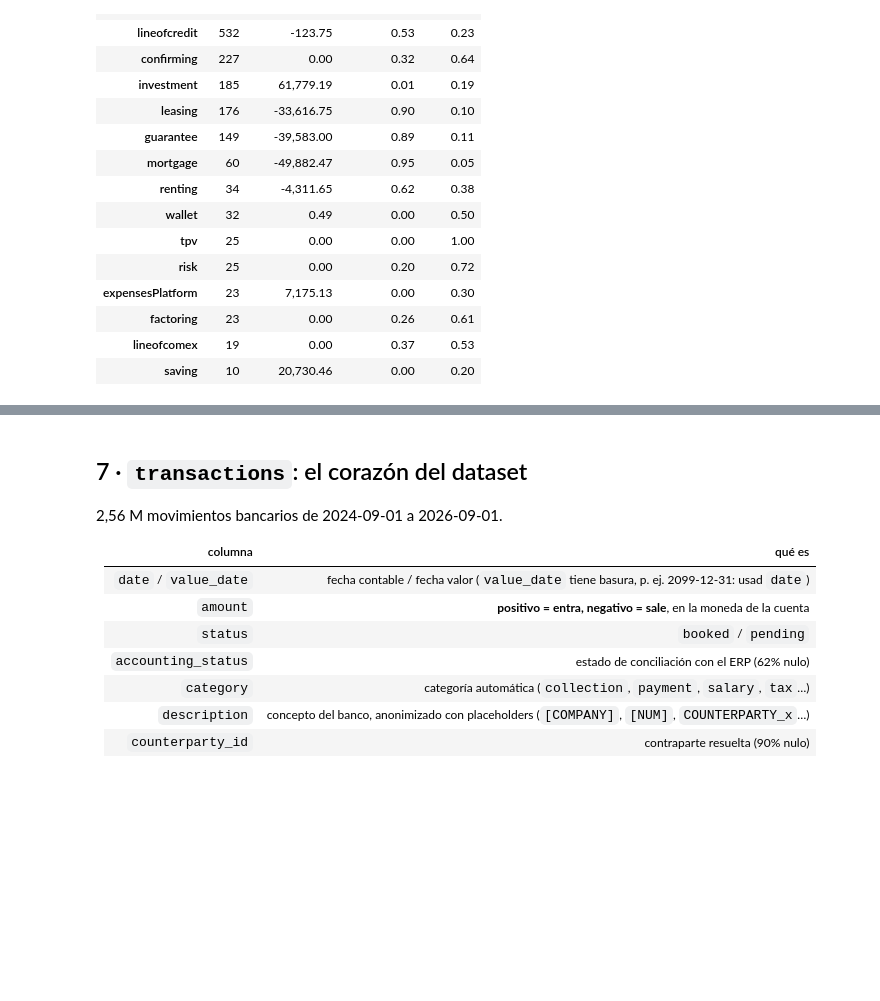
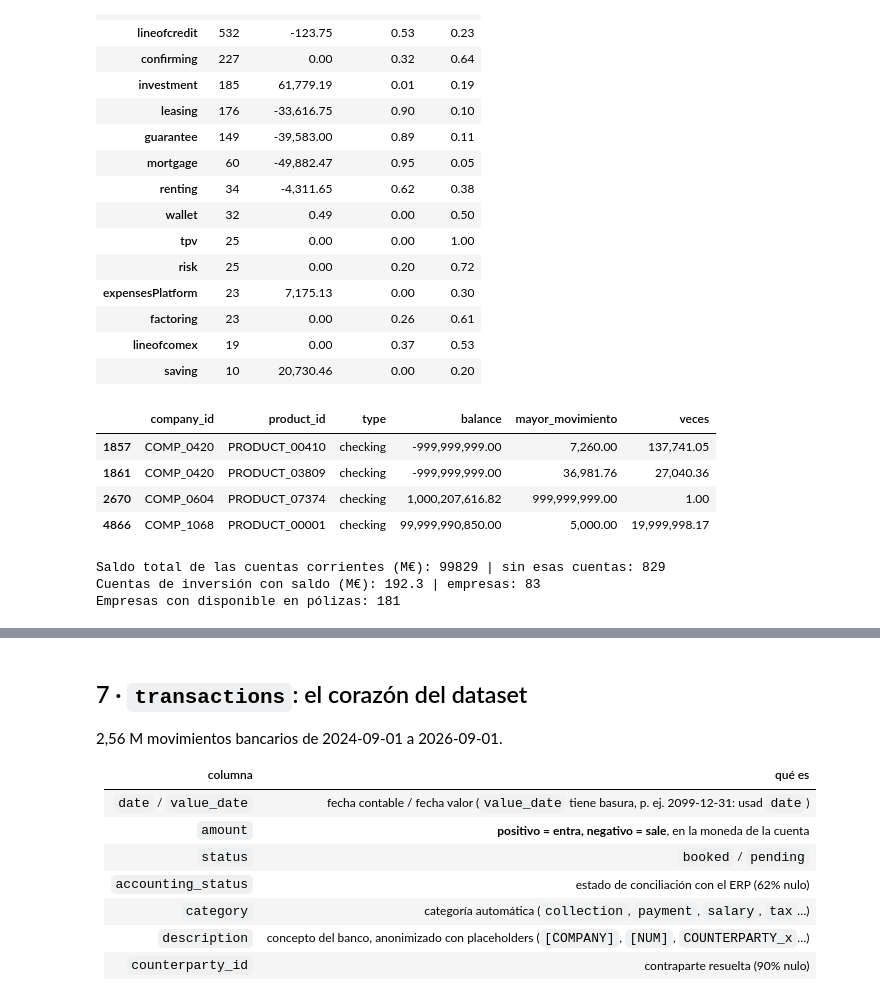
Before and after one commit to anderescaray/every-hackspain, a Jupyter notebook: notebooks/01_exploracion_datos.ipynb, the cells around one changed output, grey strips where cells are left out. Cells and saved outputs as stored; diff of their text form; code cells hidden in the pictures; blank space fills up the shorter version.

```diff
--- a/notebooks/01_exploracion_datos.ipynb
+++ b/notebooks/01_exploracion_datos.ipynb
@@ -514,4 +531,29 @@ Productos sin tipo conocido: 29
 | factoring | 23 | 0.00 | 0.26 | 0.61 |
 | lineofcomex | 19 | 0.00 | 0.37 | 0.53 |
 | saving | 10 | 20,730.46 | 0.00 | 0.20 |
+# %%
+# ¿Hay saldos imposibles? Saldos de cuenta bancaria >= 100 M€ comparados con la actividad de su propia cuenta
+cuentas_b = balances.merge(banking[["product_id", "type", "currency"]], on="product_id")
+cuentas_b["saldo_eur"] = to_eur(cuentas_b.balance, cuentas_b.currency)
+mayor_mov = tx.groupby("product_id").amount.apply(lambda s: s.abs().max())
+cuentas_b["mayor_movimiento"] = cuentas_b.product_id.map(mayor_mov)
+cuentas_b["veces"] = cuentas_b.balance.abs() / cuentas_b.mayor_movimiento
+display(cuentas_b[cuentas_b.saldo_eur.abs() >= 1e8][["company_id", "product_id", "type", "balance", "mayor_movimiento", "veces"]])
+print("Saldo total de las cuentas corrientes (M€):", round(cuentas_b.loc[cuentas_b.type == "checking", "saldo_eur"].sum() / 1e6),
+      "| sin esas cuentas:", round(cuentas_b.loc[(cuentas_b.type == "checking") & (cuentas_b.saldo_eur.abs() < 1e8), "saldo_eur"].sum() / 1e6))
+
+# Liquidez que no está en la cuenta corriente: inversión y disponible de pólizas
+print("Cuentas de inversión con saldo (M€):", round(cuentas_b.loc[cuentas_b.type == "investment", "saldo_eur"].sum() / 1e6, 1),
+      "| empresas:", cuentas_b.loc[(cuentas_b.type == "investment") & (cuentas_b.balance > 0), "company_id"].nunique())
+polizas = debt[debt.type == "lineofcredit"]
+print("Empresas con disponible en pólizas:", polizas.loc[polizas.liquidity > 0, "company_id"].nunique())
+# %% [output]
+|  | company_id | product_id | type | balance | mayor_movimiento | veces |
+| 1857 | COMP_0420 | PRODUCT_00410 | checking | -999,999,999.00 | 7,260.00 | 137,741.05 |
+| 1861 | COMP_0420 | PRODUCT_03809 | checking | -999,999,999.00 | 36,981.76 | 27,040.36 |
+| 2670 | COMP_0604 | PRODUCT_07374 | checking | 1,000,207,616.82 | 999,999,999.00 | 1.00 |
+| 4866 | COMP_1068 | PRODUCT_00001 | checking | 99,999,990,850.00 | 5,000.00 | 19,999,998.17 |
+Saldo total de las cuentas corrientes (M€): 99829 | sin esas cuentas: 829
+Cuentas de inversión con saldo (M€): 192.3 | empresas: 83
+Empresas con disponible en pólizas: 181
 # %% [markdown]
```
Also changed, not shown: parts of 3 cells of this notebook, 9 other files.
